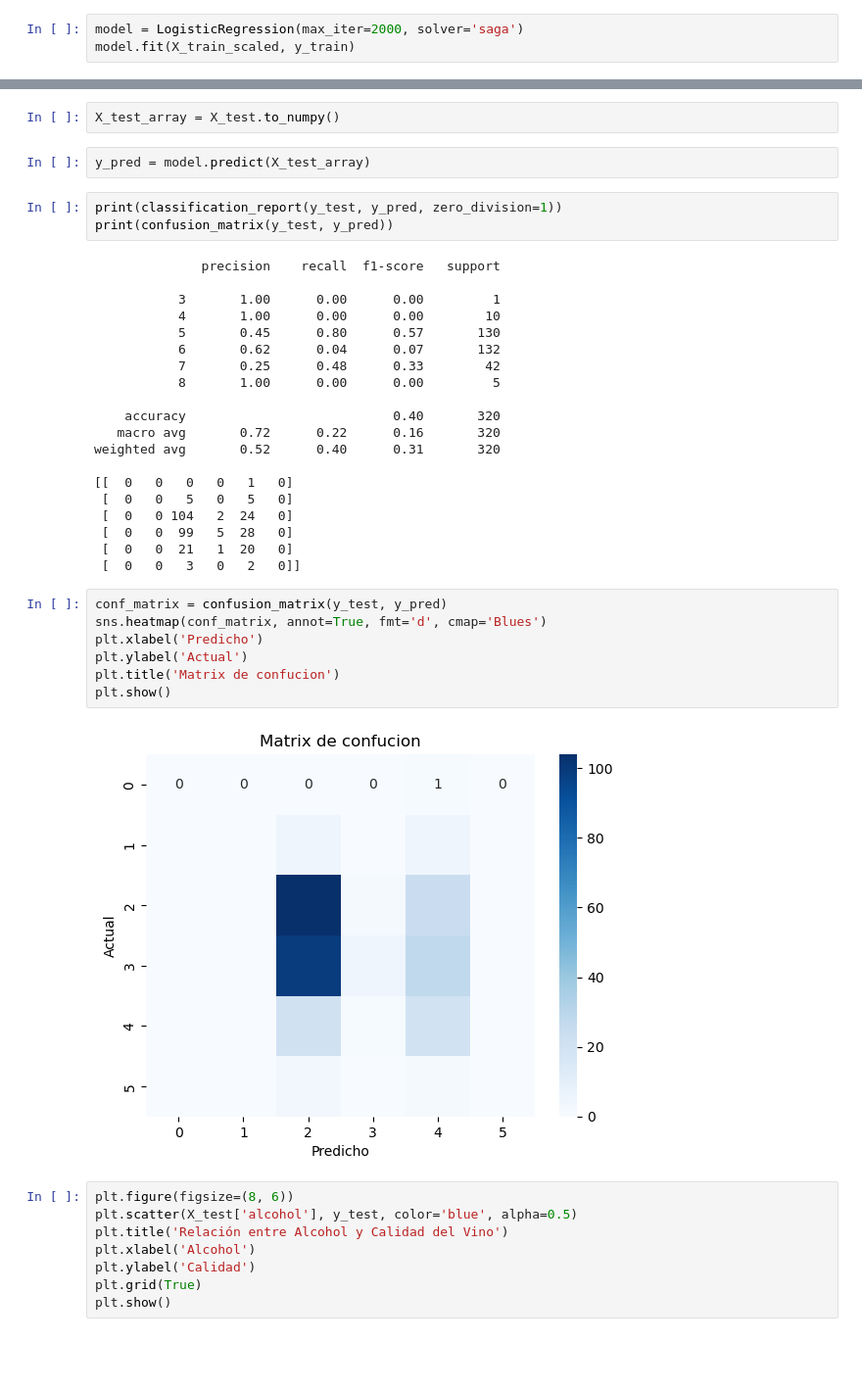
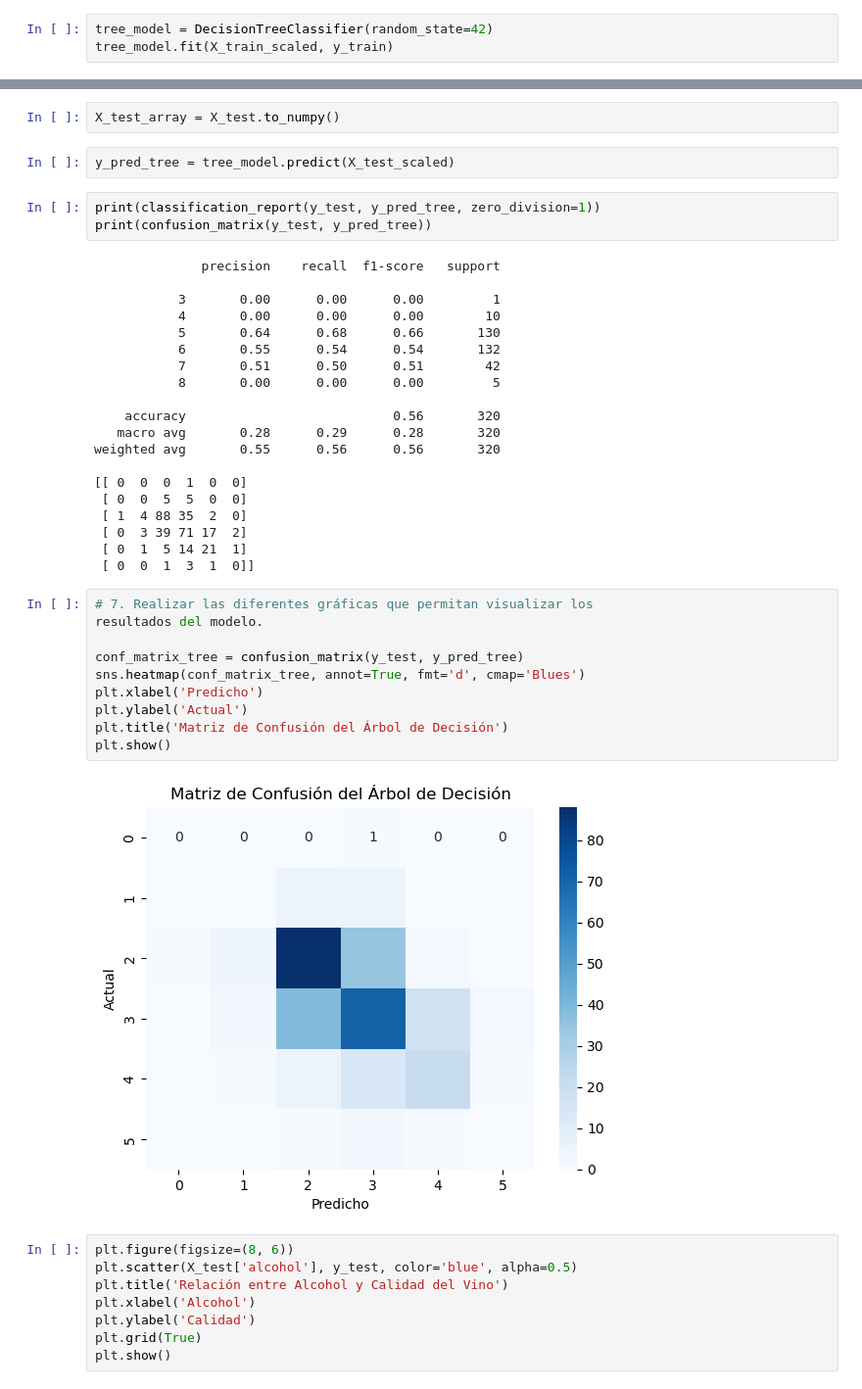
Before and after one commit to JesusOrlandoM/Arboles-de-Decisi-n, a Jupyter notebook: Arboles de Decisión.ipynb, the cells around one changed output, grey strips where cells are left out. Shown at 98% size. Cells and saved outputs as stored; diff of their text form; blank space fills up the shorter version.

```diff
--- a/Arboles de Decisión.ipynb
+++ b/Arboles de Decisión.ipynb
@@ -186,6 +184,6 @@ scaler = StandardScaler()
 X_train_scaled = scaler.fit_transform(X_train)
 X_test_scaled = scaler.transform(X_test)
 # %%
-model = LogisticRegression(max_iter=2000, solver='saga')
-model.fit(X_train_scaled, y_train)
+tree_model = DecisionTreeClassifier(random_state=42)
+tree_model.fit(X_train_scaled, y_train)
 # %% [output]
@@ -195,39 +193,42 @@ from sklearn.metrics import classification_report, confusion_matrix
 # %%
 X_test_array = X_test.to_numpy()
 # %%
-y_pred = model.predict(X_test_array)
+y_pred_tree = tree_model.predict(X_test_scaled)
 # %%
-print(classification_report(y_test, y_pred, zero_division=1))
-print(confusion_matrix(y_test, y_pred))
+print(classification_report(y_test, y_pred_tree, zero_division=1))
+print(confusion_matrix(y_test, y_pred_tree))
 # %% [output]
               precision    recall  f1-score   support
 
-           3       1.00      0.00      0.00         1
-           4       1.00      0.00      0.00        10
-           5       0.45      0.80      0.57       130
-           6       0.62      0.04      0.07       132
-           7       0.25      0.48      0.33        42
-           8       1.00      0.00      0.00         5
+           3       0.00      0.00      0.00         1
+           4       0.00      0.00      0.00        10
+           5       0.64      0.68      0.66       130
+           6       0.55      0.54      0.54       132
+           7       0.51      0.50      0.51        42
+           8       0.00      0.00      0.00         5
 
-    accuracy                           0.40       320
-   macro avg       0.72      0.22      0.16       320
-weighted avg       0.52      0.40      0.31       320
+    accuracy                           0.56       320
+   macro avg       0.28      0.29      0.28       320
+weighted avg       0.55      0.56      0.56       320
 
-[[  0   0   0   0   1   0]
- [  0   0   5   0   5   0]
- [  0   0 104   2  24   0]
- [  0   0  99   5  28   0]
- [  0   0  21   1  20   0]
- [  0   0   3   0   2   0]]
+[[ 0  0  0  1  0  0]
+ [ 0  0  5  5  0  0]
+ [ 1  4 88 35  2  0]
+ [ 0  3 39 71 17  2]
+ [ 0  1  5 14 21  1]
+ [ 0  0  1  3  1  0]]
 # %%
-conf_matrix = confusion_matrix(y_test, y_pred)
-sns.heatmap(conf_matrix, annot=True, fmt='d', cmap='Blues')
+# 7. Realizar las diferentes gráficas que permitan visualizar los
+resultados del modelo.
+
+conf_matrix_tree = confusion_matrix(y_test, y_pred_tree)
+sns.heatmap(conf_matrix_tree, annot=True, fmt='d', cmap='Blues')
 plt.xlabel('Predicho')
 plt.ylabel('Actual')
-plt.title('Matrix de confucion')
+plt.title('Matriz de Confusión del Árbol de Decisión')
 plt.show()
 # %% [output]
-[figure, old version]
+[figure, new version]
 # %%
 plt.figure(figsize=(8, 6))
 plt.scatter(X_test['alcohol'], y_test, color='blue', alpha=0.5)
```
Also changed, not shown: parts of 4 cells of this notebook.
